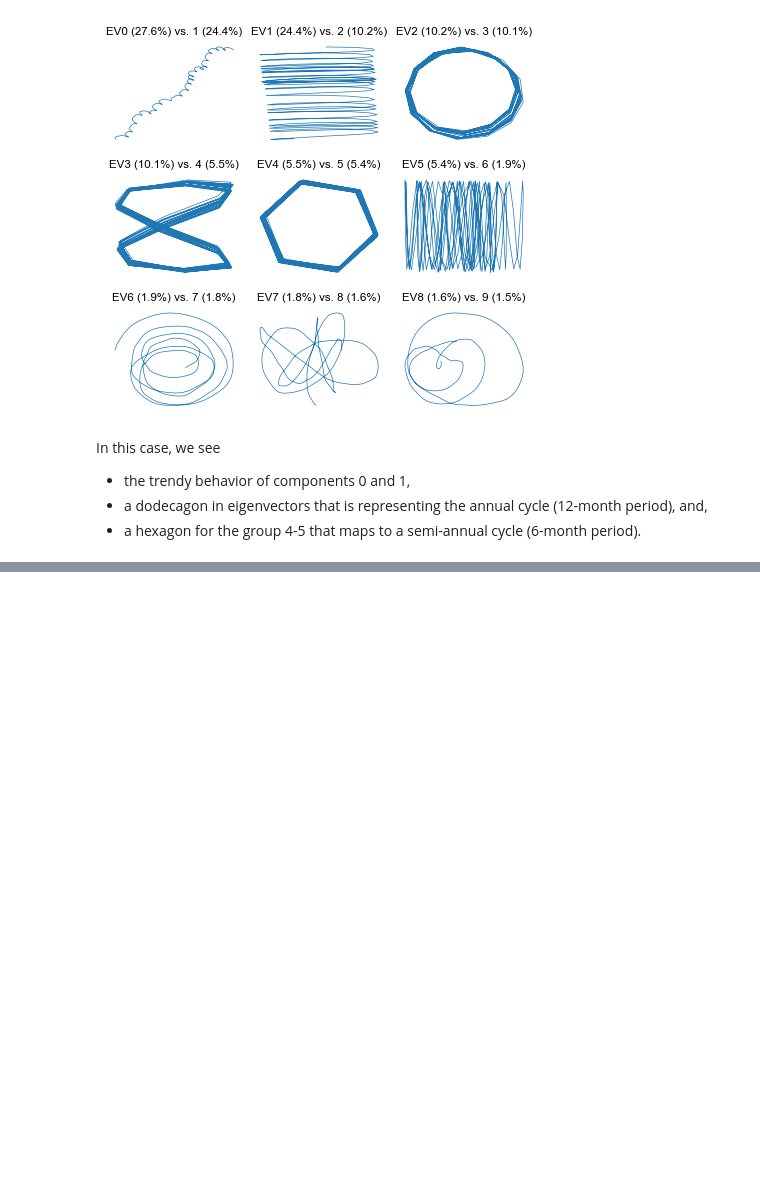
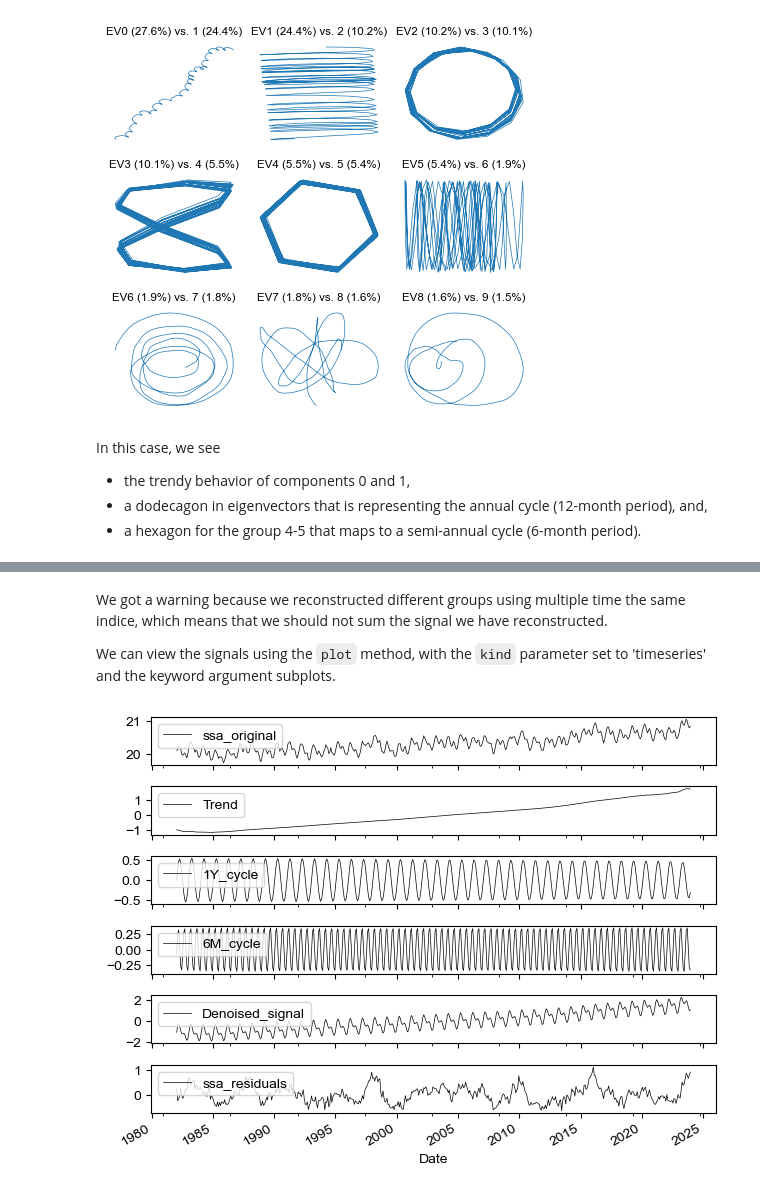
Before and after one commit to ADSCIAN/ssalib, a Jupyter notebook: notebooks/01_basic_ssa_introduction.ipynb, the cells around one changed output, grey strips where cells are left out. Saved outputs shown, nothing was run; the diff lists cells and outputs as text; code cells hidden in the pictures; blank space fills up the shorter version.

```diff
--- a/notebooks/01_basic_ssa_introduction.ipynb
+++ b/notebooks/01_basic_ssa_introduction.ipynb
@@ -267,0 +337,9 @@ In this case, we see
+# %% [markdown]
+We got a warning because we reconstructed different groups using multiple time the same indice, which means that we should not sum the signal we have reconstructed.
+
+We can view the signals using the `plot` method, with the `kind` parameter set to 'timeseries' and the keyword argument subplots.
+# %%
+fig, axes = ssa.plot('timeseries', include=['ssa_original', 'Trend', '1Y_cycle', '6M_cycle', 'Denoised_signal', 'ssa_residuals'], subplots=True, color='k', lw=.5)
+fig.tight_layout()
+# %% [output]
+[figure, added]
```
Also changed, not shown: parts of 15 cells of this notebook.
